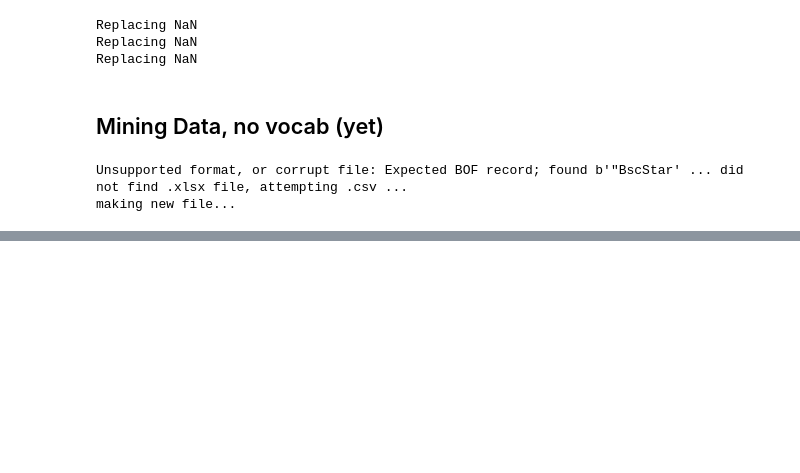
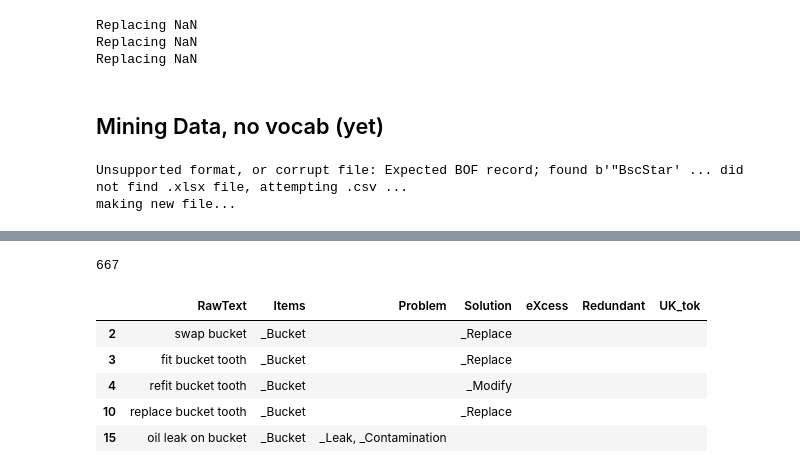
Before and after one commit to usnistgov/nestor, a Jupyter notebook: docs/tutorial.ipynb, the cells around one changed output, grey strips where cells are left out. Cells and saved outputs as stored; diff of their text form; code cells hidden in the pictures; blank space fills up the shorter version.

```diff
--- a/tutorial.ipynb
+++ b/docs/tutorial.ipynb
@@ -383,0 +407,12 @@ kex_mine.gen_vocab('mine_vocab.csv', notes=True)  # rename to match e.g. hvac_vo
+# %%
+# tag-complete work-orders?
+print(df_pred[df_pred.UK_tok ==''].shape[0])
+df_pred[df_pred.UK_tok ==''].head()
+# %% [output]
+667
+|  | RawText | Items | Problem | Solution | eXcess | Redundant | UK_tok |
+| 2 | swap bucket | _Bucket |  | _Replace |  |  |  |
+| 3 | fit bucket tooth | _Bucket |  | _Replace |  |  |  |
+| 4 | refit bucket tooth | _Bucket |  | _Modify |  |  |  |
+| 10 | replace bucket tooth | _Bucket |  | _Replace |  |  |  |
+| 15 | oil leak on bucket | _Bucket | _Leak, _Contamination |  |  |  |  |
```
Also changed, not shown: parts of 3 cells of this notebook, 1 other file.
